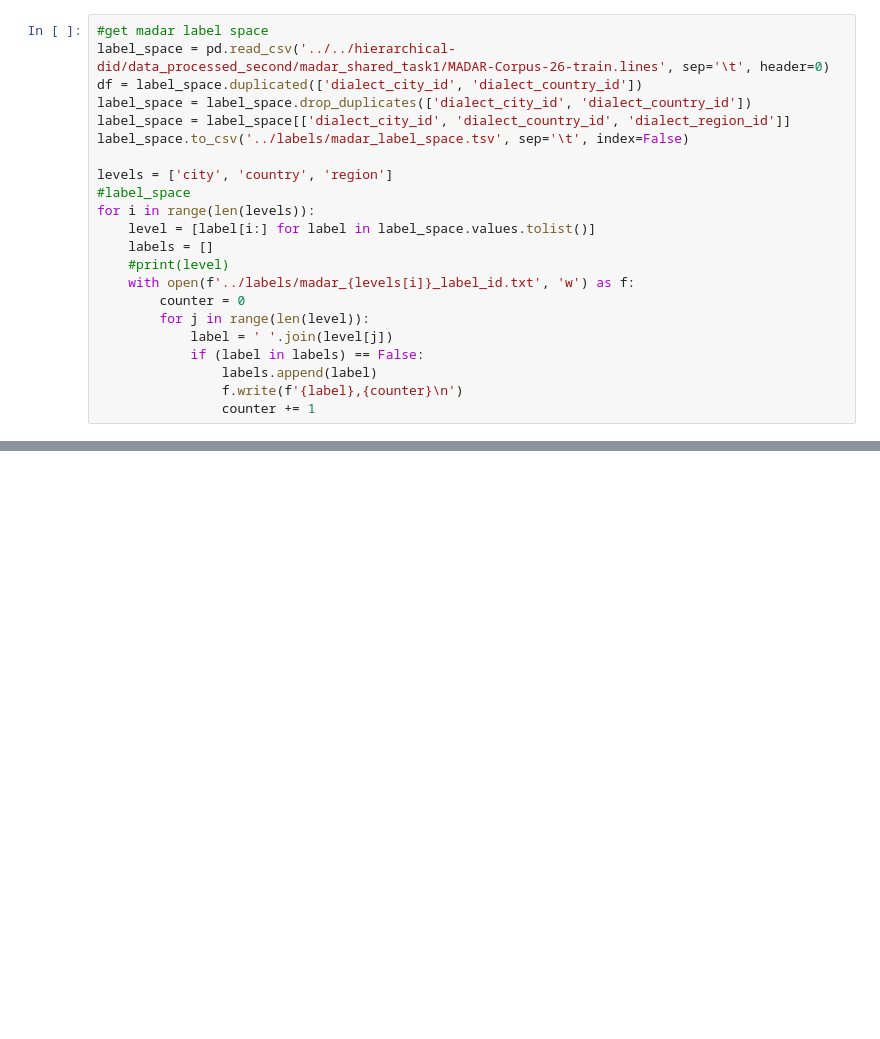
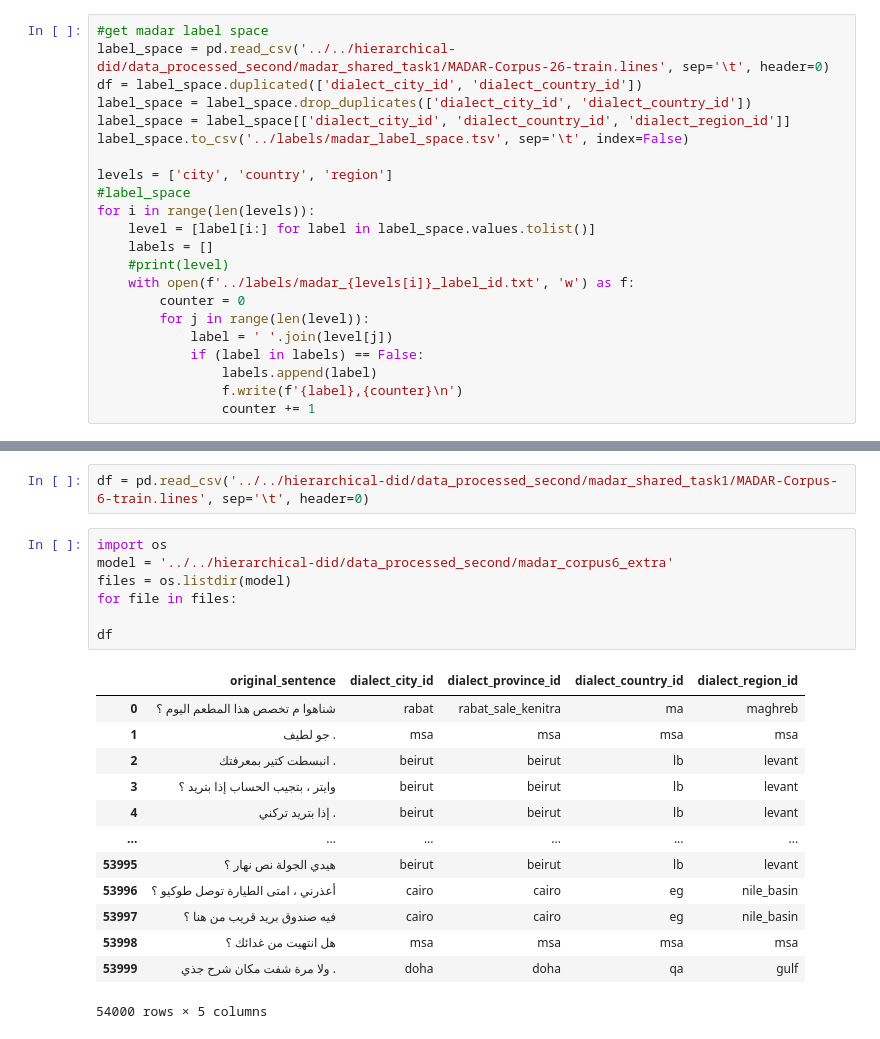
Before and after one commit to nurpeiis/Arabic-DID, a Jupyter notebook: notebooks/data_aggregated_analysis.ipynb, the cells around one changed output, grey strips where cells are left out. Cells and saved outputs as stored; diff of their text form; blank space fills up the shorter version.

```diff
--- a/notebooks/data_aggregated_analysis.ipynb
+++ b/notebooks/data_aggregated_analysis.ipynb
@@ -69,0 +161,23 @@ for i in range(len(levels)):
+# %%
+df = pd.read_csv('../../hierarchical-did/data_processed_second/madar_shared_task1/MADAR-Corpus-6-train.lines', sep='\t', header=0)
+# %%
+import os
+model = '../../hierarchical-did/data_processed_second/madar_corpus6_extra'
+files = os.listdir(model)
+for file in files:
+
+df
+# %% [output]
+|  | original_sentence | dialect_city_id | dialect_province_id | dialect_country_id | dialect_region_id |
+| 0 | شناهوا م تخصص هذا المطعم اليوم ؟ | rabat | rabat_sale_kenitra | ma | maghreb |
+| 1 | جو لطيف . | msa | msa | msa | msa |
+| 2 | انبسطت كتير بمعرفتك . | beirut | beirut | lb | levant |
+| 3 | وايتر ، بتجيب الحساب إذا بتريد ؟ | beirut | beirut | lb | levant |
+| 4 | إذا بتريد تركني . | beirut | beirut | lb | levant |
+| ... | ... | ... | ... | ... | ... |
+| 53995 | هيدي الجولة نص نهار ؟ | beirut | beirut | lb | levant |
+| 53996 | أعذرني ، امتى الطيارة توصل طوكيو ؟ | cairo | cairo | eg | nile_basin |
+| 53997 | فيه صندوق بريد قريب من هنا ؟ | cairo | cairo | eg | nile_basin |
+| 53998 | هل انتهيت من غدائك ؟ | msa | msa | msa | msa |
+| 53999 | ولا مرة شفت مكان شرح جذي . | doha | doha | qa | gulf |
+54000 rows × 5 columns
```
Also changed, not shown: parts of 7 cells of this notebook, 3 other files.
